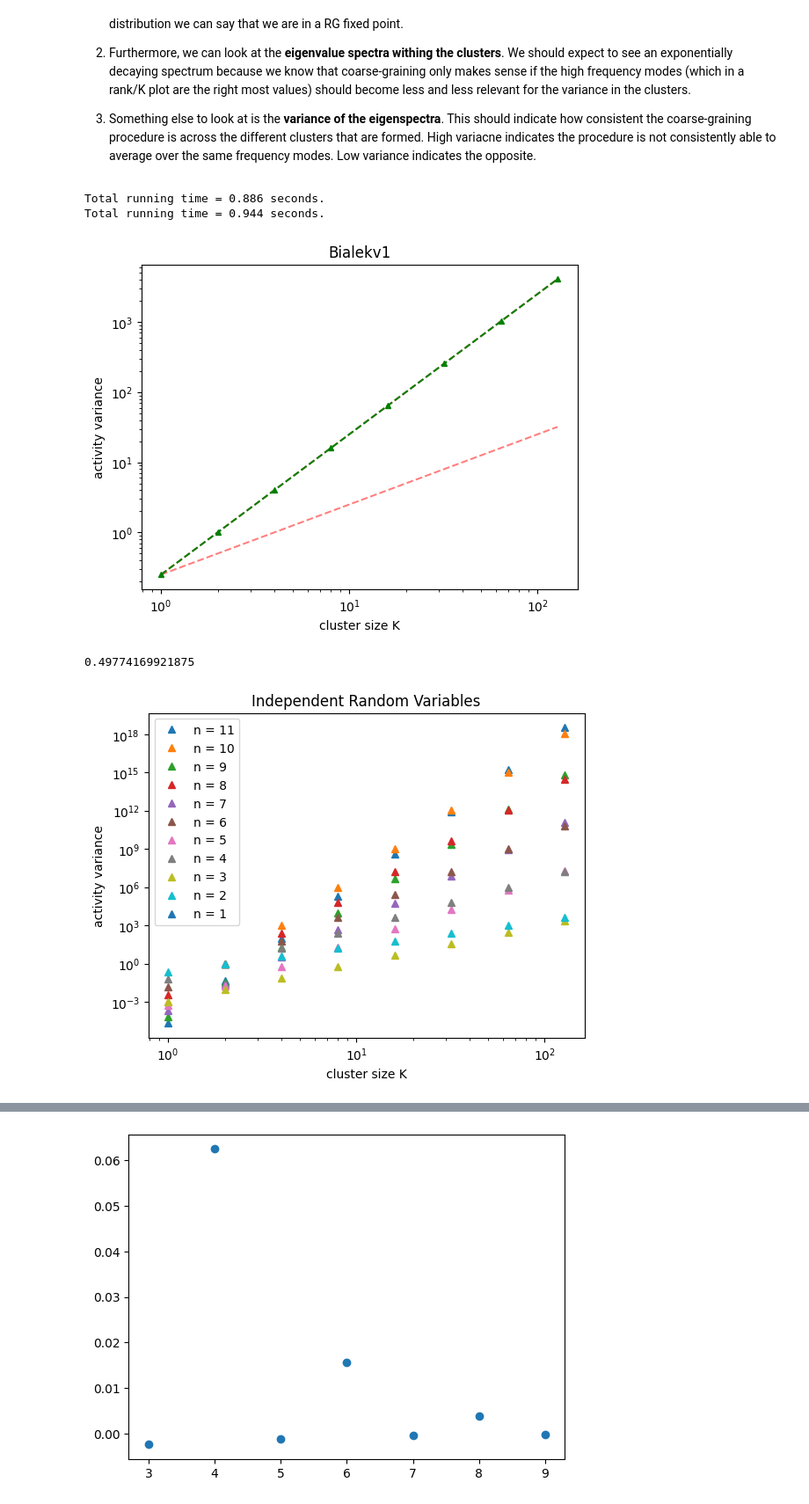
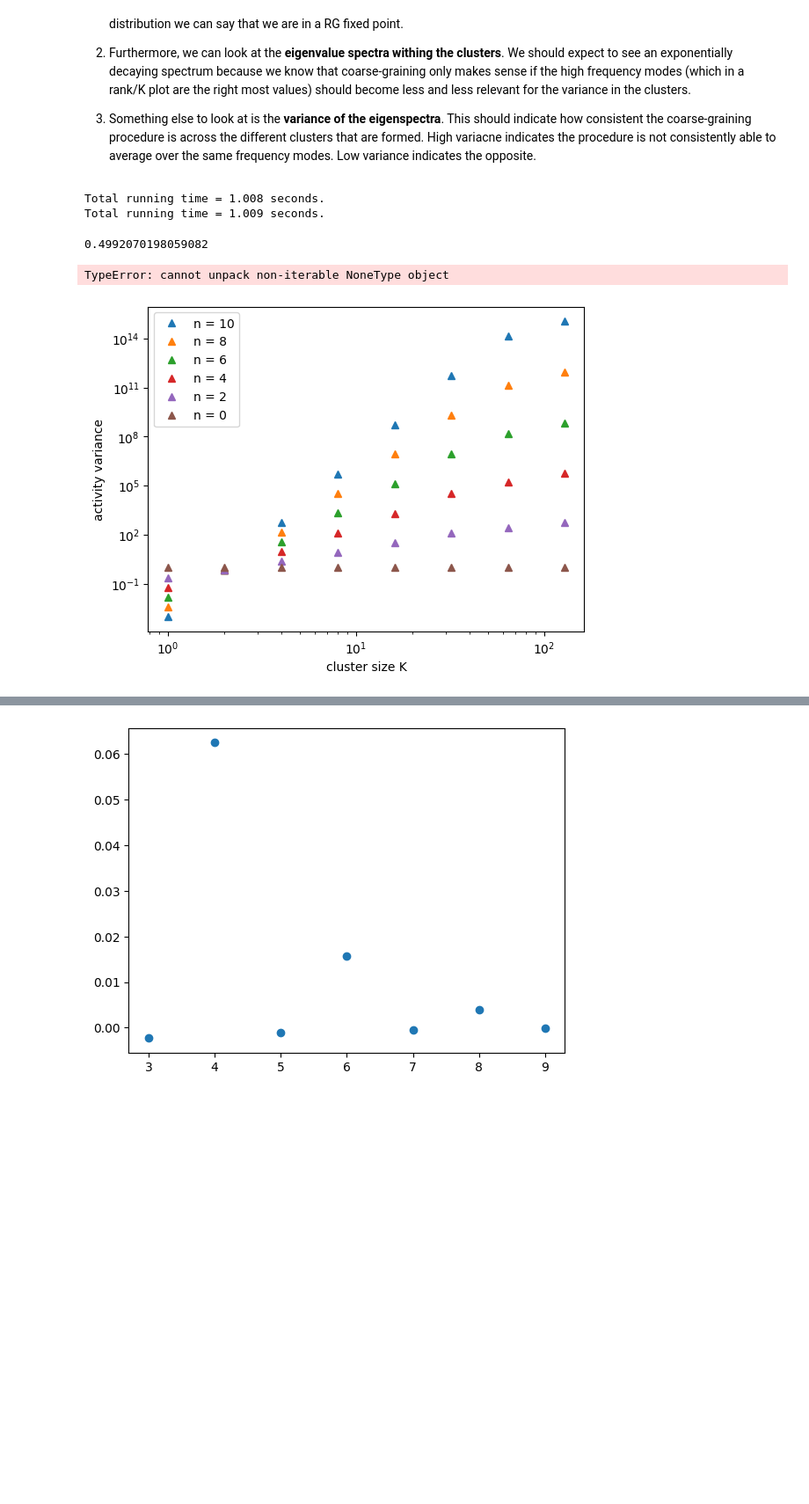
Before and after one commit to KKMGeraedts/Renormalization-Group-Bialek, a Jupyter notebook: Studying Scaling Behabiaour of Real Space RG (Bialek).ipynb, the cells around one changed output, grey strips where cells are left out. Shown at 88% size. Cells and saved outputs as stored; diff of their text form; code cells hidden in the pictures; blank space fills up the shorter version.

```diff
--- a/Studying Scaling Behabiaour of Real Space RG (Bialek).ipynb
+++ b/Studying Scaling Behabiaour of Real Space RG (Bialek).ipynb
@@ -29,14 +29,14 @@ Lets start by loading in the datasets we want to study. We will load in the foll
 # %% [markdown]
 ### Filenames
 # %%
-f = "input/mixed_correlation_Nclusters=16_SizeClusters=32.npy"
-f = "input/correlated_dataset.npy"
+f = "input/mixed_correlation_Nclusters=4_SizeClusters=32.npy"
 #f = "input/HG19_k6_datasets/HG19_k6_mu1.00_(20,4,5)_B0.55_N1000_00.dat"
 #file_data_gaussian = "input/gaussian_distribution_data.npy"
 #f_data_1dising = "
 
 save_plot = True
-output_dir = ""
+common_title = "4 clusters of size 32"
+output_dir = "figures_mixed_datasets/Nclusters=4_SizeClusters=32/"
 # %% [markdown]
 ### Create a RGObject for each dataset we want to analyse
 # %%
@@ -131,20 +137,22 @@ Xs_random, clusters_random, _ = RG_random.extract_data()
 Xs_bialek, clusters_bialek, _ = RG_bialek.extract_data()
 
 # Compute distributions
-p_averages_random, p_stds_random, unique_activity_values_random = RG_random.compute_probability_distributions()
-p_averages_bialek, p_stds_bialek, unique_activity_values_bialek = RG_bialek.compute_probability_distributions()
+p_averages_random, p_stds_random, unique_activity_values_random = RG_random.compute_activity_distributions()
+p_averages_bialek, p_stds_bialek, unique_activity_values_bialek = RG_bialek.compute_activity_distributions()
 # %% [output]
-Total running time = 0.886 seconds.
-Total running time = 0.944 seconds.
+Total running time = 1.008 seconds.
+Total running time = 1.009 seconds.
 # %%
 # Plot scaling of variance
-moments = np.arange(1, 12)
-plot_scaling_of_moments(Xs_bialek, clusters_bialek, title="Independent Random Variables", moments=moments, even=True)
+moments = np.arange(0, 12, 2)
+# moments = [2]
+fig, ax = plot_scaling_of_moments(Xs_bialek, clusters_bialek, moments=moments, limits=False)
 
-
+if save_plot == True:
+    fig.savefig()
 # moments = [3, 5, 7]
 # plot_scaling_of_moments(Xs_bialek, clusters_bialek, title="Bialek", moments=moments)
 # %% [output]
+0.4992070198059082
+TypeError: cannot unpack non-iterable NoneType object
-[figure, old version]
+[figure, new version]
-0.49774169921875
-[figure, removed]
```
Also changed, not shown: parts of 11 cells of this notebook, 32 other files.
